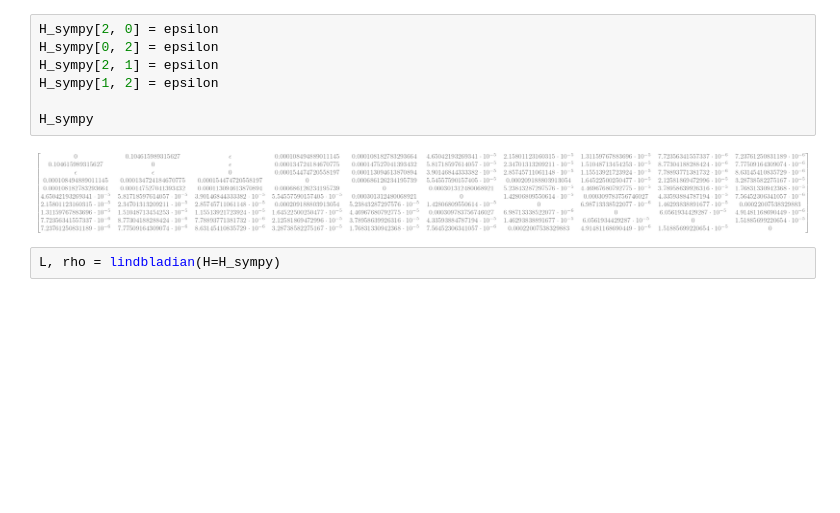
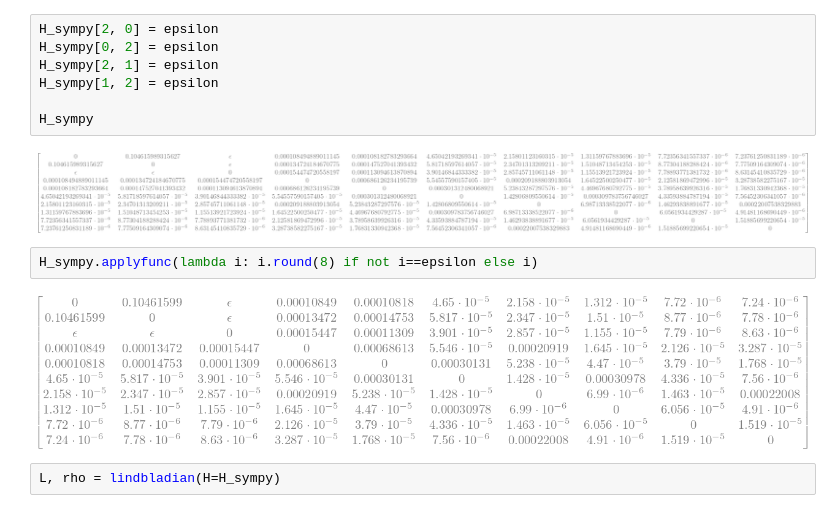
Before and after one commit to kiwipretzel/nserc-2026, a Jupyter notebook: [3.6] [10-site from NV paper]/[3.6.0] [Hamiltonian and eval splitting of Configuration A] [june 27].ipynb, the cells around one changed output. Saved outputs shown, nothing was run; the diff lists cells and outputs as text; blank space fills up the shorter version.

```diff
--- a/[3.6] [10-site from NV paper]/[3.6.0] [Hamiltonian and eval splitting of Configuration A] [june 27].ipynb
+++ b/[3.6] [10-site from NV paper]/[3.6.0] [Hamiltonian and eval splitting of Configuration A] [june 27].ipynb
@@ -109,6 +109,10 @@ H_sympy[1, 2] = epsilon
 H_sympy
 # %% [output]
 [figure]
+# %%
+H_sympy.applyfunc(lambda i: i.round(8) if not i==epsilon else i)
+# %% [output]
+[figure, added]
 # %%
 L, rho = lindbladian(H=H_sympy)
 # %%
```
Also changed, not shown: 4 other files.
